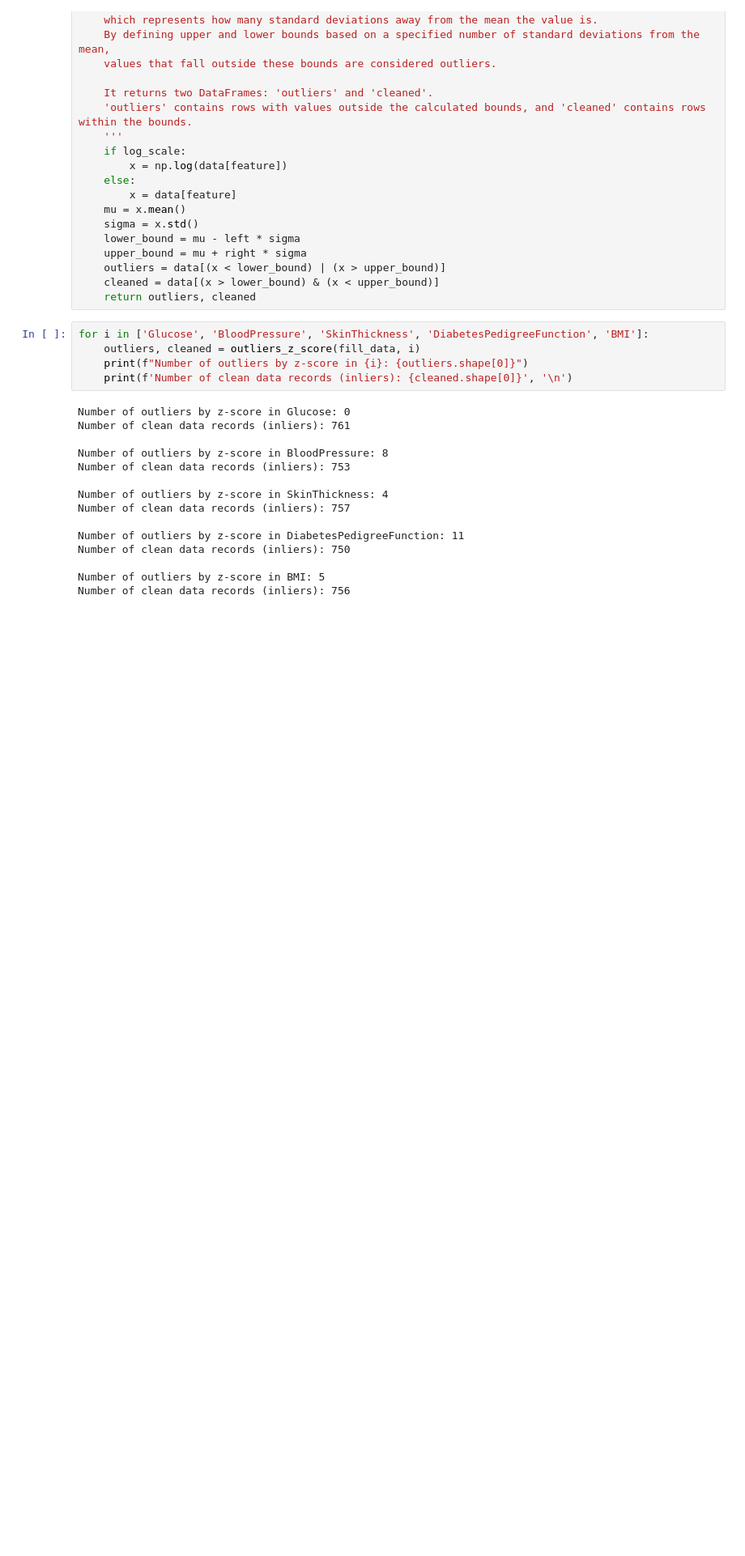
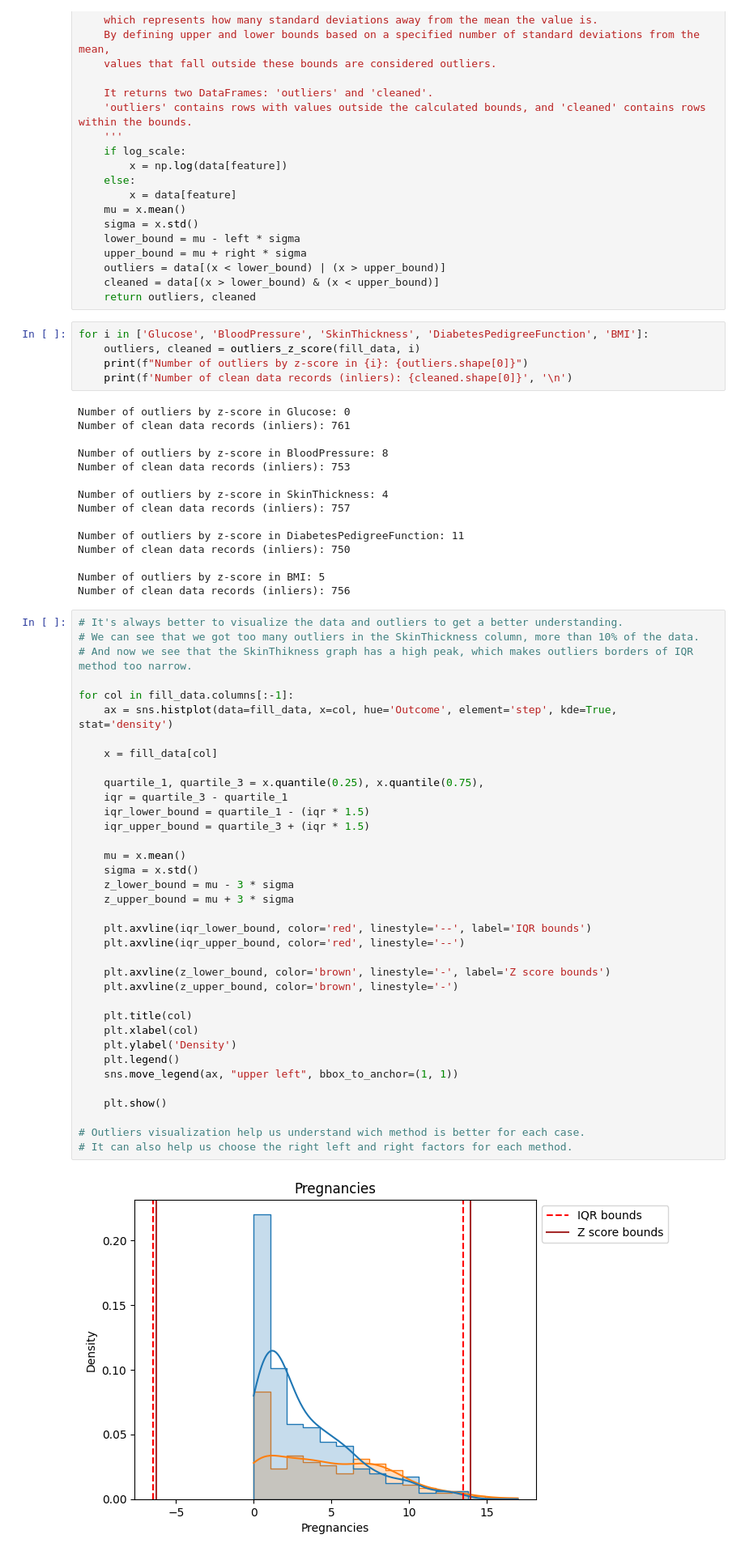
Before and after one commit to PlatonRemis/data_science_portfolio, a Jupyter notebook: data_cleaning/diabetes_dataset.ipynb, the cells around one changed output. Shown at 81% size. Saved outputs shown, nothing was run; the diff lists cells and outputs as text; blank space fills up the shorter version.

Commit message:
Added outliers visualization

```diff
--- a/data_cleaning/diabetes_dataset.ipynb
+++ b/data_cleaning/diabetes_dataset.ipynb
@@ -312,3 +315,41 @@ Number of clean data records (inliers): 750
 
 Number of outliers by z-score in BMI: 5
 Number of clean data records (inliers): 756
+# %%
+# It's always better to visualize the data and outliers to get a better understanding.
+# We can see that we got too many outliers in the SkinThickness column, more than 10% of the data.
+# And now we see that the SkinThikness graph has a high peak, which makes outliers borders of IQR method too narrow.
+
+for col in fill_data.columns[:-1]:
+    ax = sns.histplot(data=fill_data, x=col, hue='Outcome', element='step', kde=True, stat='density')
+
+    x = fill_data[col]
+
+    quartile_1, quartile_3 = x.quantile(0.25), x.quantile(0.75),
+    iqr = quartile_3 - quartile_1
+    iqr_lower_bound = quartile_1 - (iqr * 1.5)
+    iqr_upper_bound = quartile_3 + (iqr * 1.5)
+
+    mu = x.mean()
+    sigma = x.std()
+    z_lower_bound = mu - 3 * sigma
+    z_upper_bound = mu + 3 * sigma
+
+    plt.axvline(iqr_lower_bound, color='red', linestyle='--', label='IQR bounds')
+    plt.axvline(iqr_upper_bound, color='red', linestyle='--')
+
+    plt.axvline(z_lower_bound, color='brown', linestyle='-', label='Z score bounds')
+    plt.axvline(z_upper_bound, color='brown', linestyle='-')
+
+    plt.title(col)
+    plt.xlabel(col)
+    plt.ylabel('Density')
+    plt.legend()
+    sns.move_legend(ax, "upper left", bbox_to_anchor=(1, 1))
+
+    plt.show()
+
+# Outliers visualization help us understand wich method is better for each case.
+# It can also help us choose the right left and right factors for each method.
+# %% [output]
+[figure, added]
```
Also changed, not shown: parts of 2 cells of this notebook.
